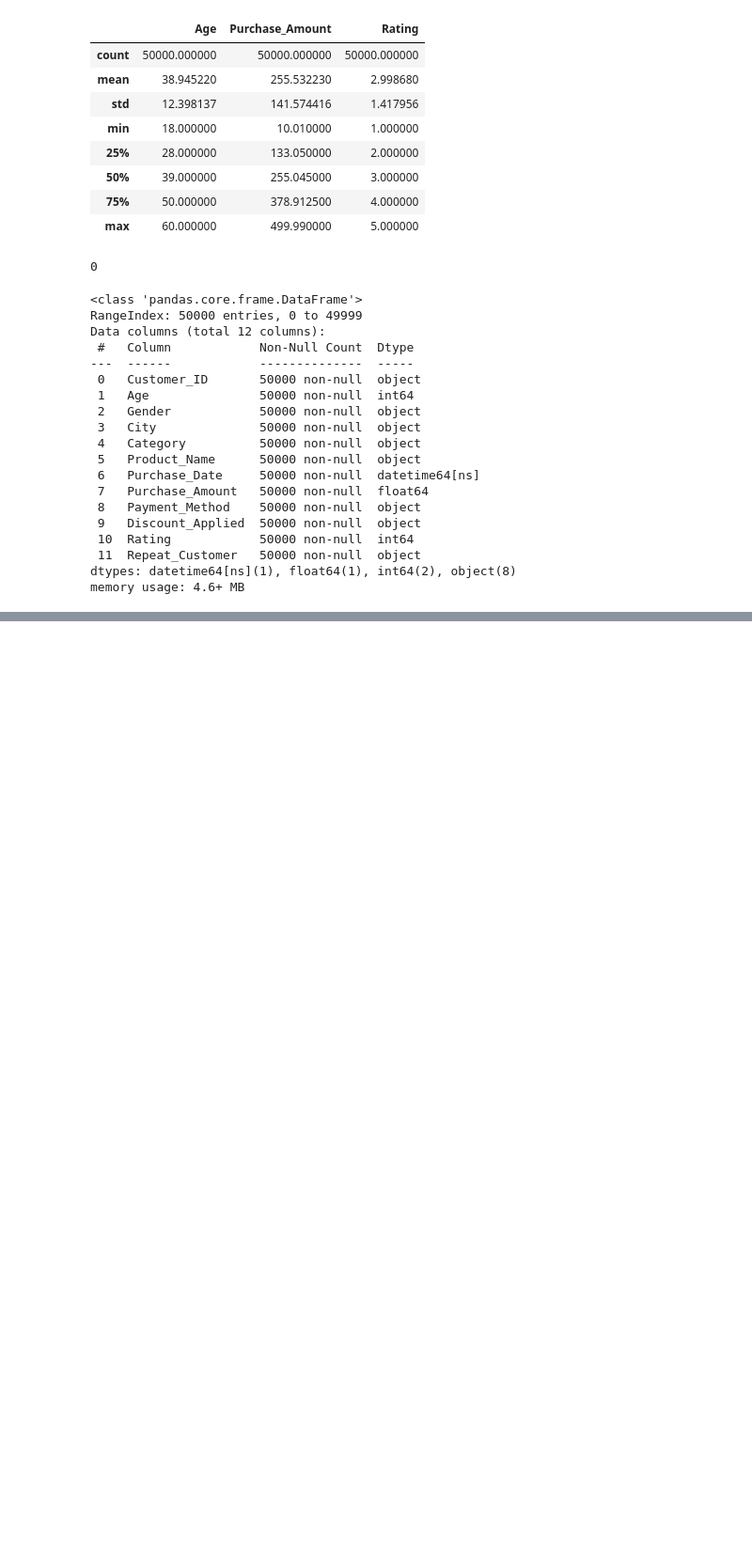
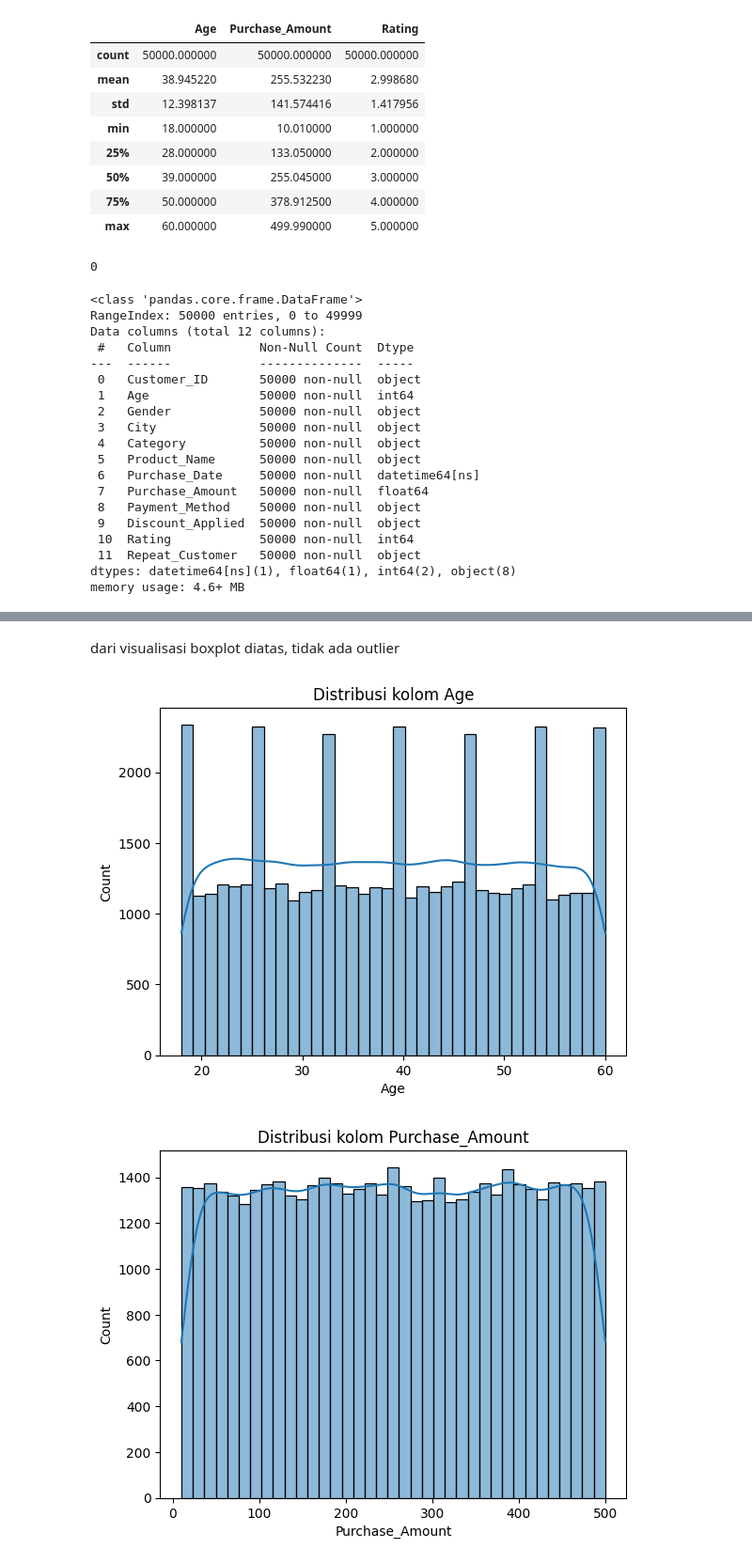
Before and after one commit to NurulAis/walmart-customer-purchase-analysis, a Jupyter notebook: notebook/notebook.ipynb, the cells around one changed output, grey strips where cells are left out. Shown at 94% size. Cells and saved outputs as stored; diff of their text form; code cells hidden in the pictures; blank space fills up the shorter version.

```diff
--- a/notebook/notebook.ipynb
+++ b/notebook/notebook.ipynb
@@ -102,0 +156,10 @@ data_cleaned.head()
+# %% [markdown]
+dari visualisasi boxplot diatas, tidak ada outlier
+# %%
+for i in num_columns:
+    sns.histplot(data_cleaned[i],kde=True)
+    plt.title(f'Distribusi kolom {i}')
+    plt.show()
+# %% [output]
+[figure, added]
+[figure, added]
```
Also changed, not shown: parts of 12 cells of this notebook.
